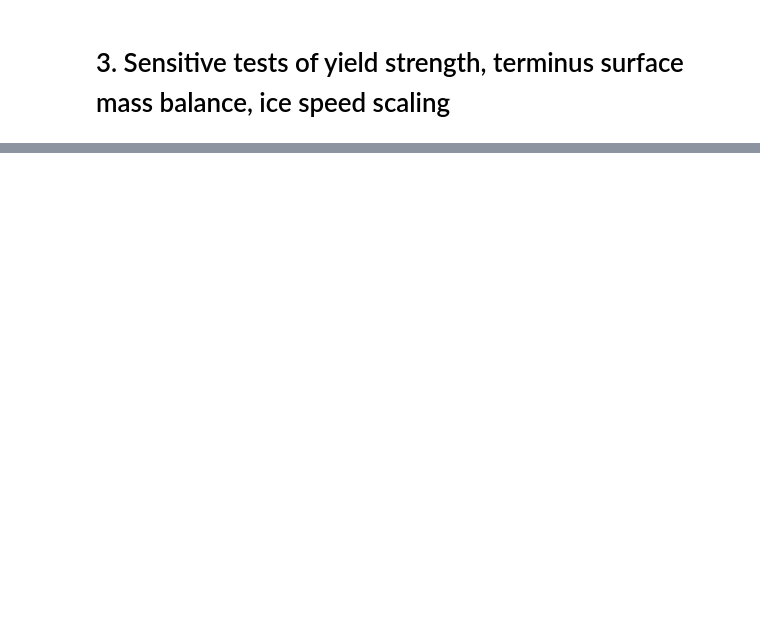
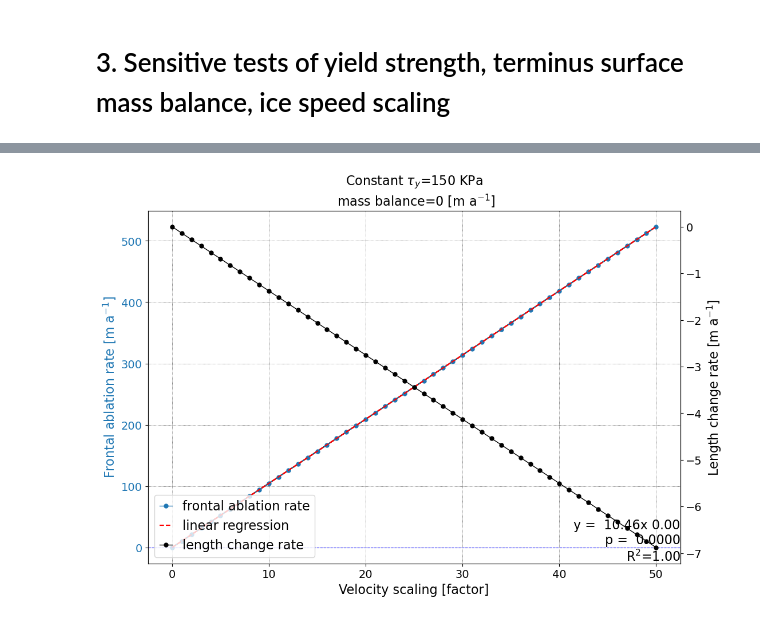
Before and after one commit to Ruitangtang/oggm, a Jupyter notebook: oggm/FA_Sermeq_R&L/Idealized_topo_FA_Sermeq.ipynb, the cells around one changed output, grey strips where cells are left out. Cells and saved outputs as stored; diff of their text form; code cells hidden in the pictures; blank space fills up the shorter version.

```diff
--- a/oggm/FA_Sermeq_R&L/Idealized_topo_FA_Sermeq.ipynb
+++ b/oggm/FA_Sermeq_R&L/Idealized_topo_FA_Sermeq.ipynb
@@ -187,0 +516,86 @@ with open(file_txt_path_name,"a") as file:
+# %%
+# set variable range for velocity scaling
+v_scalings = np.linspace(0,50,num=51)
+
+# Fa_results_v = [fa_from_velocity(profile=input_profile, model_velocity=input_velocity,v_scaling=vs , Terminus_mb=0, verbose=True,
+#                     tau0=150e3, yield_type='constant', mu=0.01,trim_profile=1) for vs in v_scalings]
+Fa_results_v =[]
+for vs in v_scalings:
+    Fa_results_v.append(fa_sermeq_speed_law(model=model,last_above_wl=term_index,v_scaling=vs, verbose=False,
+                     tau0=ty, yield_type='variable', mu=0.01,
+                     trim_profile=0))
+fa_results_v=[obj['Sermeq_fa'] for obj in Fa_results_v]
+fa_results_v_dLdt=[obj['dLdt'] for obj in Fa_results_v]
+fa_results_v_U=[obj['Velocity_termi'] for obj in Fa_results_v]
+
+
+fa_results_v_Hy=[obj['Hy_thickness'] for obj in Fa_results_v]
+fa_results_v_Ht=[obj['Thickness_termi'] for obj in Fa_results_v]
+fa_results_v_Bt=[obj['bed_terminus'] for obj in Fa_results_v]
+fa_results_v_Wd=(-1)*np.array(fa_results_v_Bt)
+
+################# check the model runs well and the results make sense
+t=[]
+for vs in v_scalings[0:3]:
+    print(vs)
+    t.append(fa_sermeq_speed_law(model=model,last_above_wl=term_index,v_scaling=vs, verbose=False,
+                     tau0=ty, yield_type='variable', mu=0.01,
+                     trim_profile=0))
+#################
+
+#######################################################################
+#######################################################################
+#######################################################################
+# plot the sensitive tests results on different yield strength with the constant surface mass balance and base velocity
+plt.figure(1,figsize=(12,8))
+# subplot(frontal ablation)
+ax1=plt.subplot(1,1,1)
+fa_results_v_LF=stats.linregress(v_scalings, fa_results_v)
+k_v=fa_results_v_LF.slope
+b_v=fa_results_v_LF.intercept
+r2_v=(fa_results_v_LF.rvalue)**2
+p_v=fa_results_v_LF.pvalue
+ax1.plot(v_scalings, fa_results_v,'k',v_scalings, k_v*v_scalings+b_v,'--r')
+lns1,=ax1.plot(v_scalings, fa_results_v,'C0',linestyle='-', linewidth=1,marker='o', markersize=5,markeredgecolor='C0', markerfacecolor='C0',label='frontal ablation rate')
+lns2,=ax1.plot(v_scalings, k_v*v_scalings+b_v,'--r',label='linear regression')
+
+
+plt.axhline(0, color='b', ls='--',linewidth=0.8)
+#add fitted regression equation to plot
+plt.annotate('y = '  + ' {:.2f}'.format(k_v) + 'x '+ '{:.2f}'.format(b_v)+
+         '\n p = ' +' {:.4f}'.format(p_v) +
+         '\n R$^{2}$=' + '{:.2f}'.format(r2_v),
+             xy=(1, 0),xycoords='axes fraction', fontsize=16, horizontalalignment='right', verticalalignment='bottom')
+#
+plt.xlabel('Velocity scaling [factor]',fontsize=16)
+plt.ylabel('Frontal ablation rate [m a$^{-1}$]',fontsize=16,color='C0')
+plt.grid(color = 'k', linestyle = ':', linewidth = 0.5)
+plt.xticks(fontsize=14)
+plt.yticks(fontsize=14,color='C0')
+ax1.spines["top"].set_color('k')
+ax1.spines["bottom"].set_color('k')
+ax1.spines["left"].set_color('k')
+ax1.spines["right"].set_color('k')
+ax1.set_title(r'Constant $\tau_y$=150 KPa' + '\n mass balance=0 [m a$^{-1}$]',fontsize=16)
+# subplot2
+ax2=ax1.twinx()
+lns3,=ax2.plot(v_scalings, fa_results_v_dLdt,'k',linestyle='-', linewidth=1,marker='o', markersize=5,markeredgecolor='black', markerfacecolor='k',label='length change rate')
+plt.ylabel('Length change rate [m a$^{-1}$]',fontsize=16)
+plt.yticks(fontsize=14)
+
+# set the same axis limination
+y1_min, y1_max = ax1.get_ylim()
+y2_min, y2_max = ax2.get_ylim()
+y12_min=min(y1_min,y2_min)
+y12_max=max(y1_max,y2_max)
+# ax1.set_ylim(y12_min, y12_max)
+# ax2.set_ylim(y12_min, y12_max)
+
+# add the legend
+plt.legend(handles=[lns1,lns2,lns3],loc='lower left',handlelength=1,fontsize=16)
+
+
+# save the figure
+# plt.savefig(Figpath_Folder_tif_path+rgi_id+'Velocity scaling on Fa'+'.tif',dpi=600,bbox_inches='tight')
+# plt.savefig(Figpath_Folder_png_path+rgi_id+'Velocity scaling on Fa'+'.png',dpi=600,bbox_inches='tight')
+# %% [output]
@@ -187,0 +606 @@ with open(file_txt_path_name,"a") as file:
+[figure, added]
```
Also changed, not shown: parts of 23 cells of this notebook, 5 other files.
